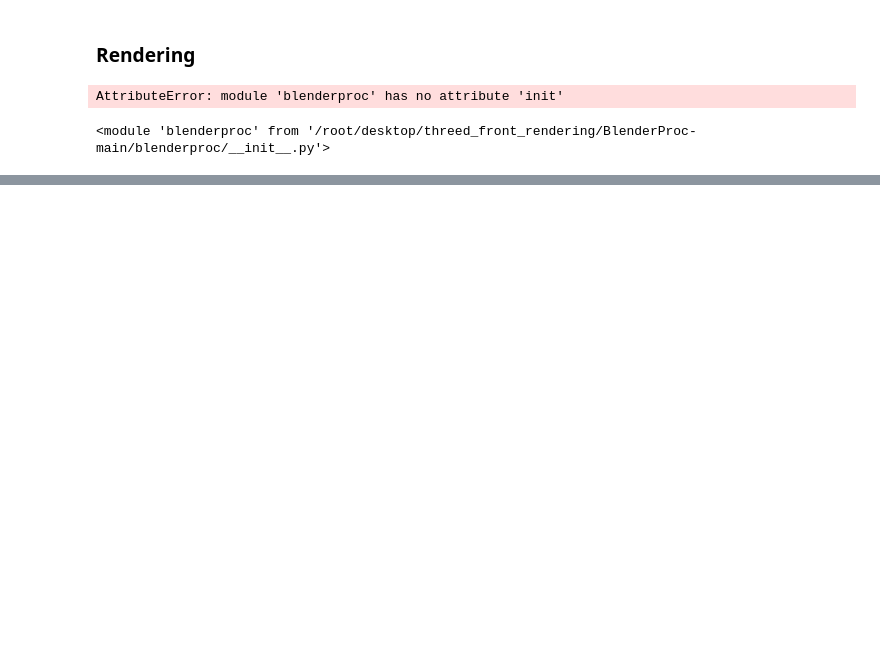
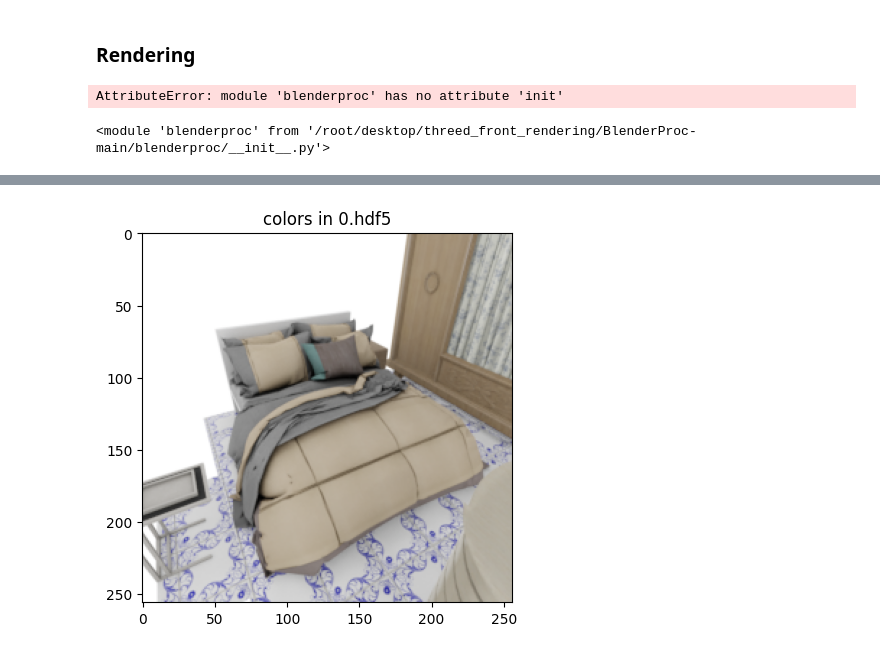
Before and after one commit to wowo0709/threed_front_rendering, a Jupyter notebook: view.ipynb, the cells around one changed output, grey strips where cells are left out. Drawn from its saved outputs; the diff is of its cells as text; code cells hidden in the pictures; blank space fills up the shorter version.

```diff
--- a/view.ipynb
+++ b/view.ipynb
@@ -491,0 +783,85 @@ bproc
+# %%
+""" Visualize the hdf5 file """
+
+import os
+import argparse
+from pathlib import Path
+import json
+import re
+
+import h5py
+import numpy as np
+from matplotlib import pyplot as plt
+from PIL import Image
+import sys
+
+default_rgb_keys = ["colors", "normals", "diffuse", "nocs"]
+default_flow_keys = ["forward_flow", "backward_flow"]
+default_segmap_keys = ["segmap", ".*_segmaps"]
+default_segcolormap_keys = ["segcolormap"]
+default_depth_keys = ["distance", "depth", "stereo-depth"]
+all_default_keys = default_rgb_keys + default_flow_keys + default_segmap_keys + default_segcolormap_keys + \
+                   default_depth_keys
+default_depth_max = 20.0
+
+"""
+Command line function
+"""
+sys.argv = [sys.argv[0]]
+
+parser = argparse.ArgumentParser("Script to visualize hdf5 files")
+
+parser.add_argument('--hdf5_paths', help='Path to hdf5 file/s', default='/root/desktop/tmp/3D-FRONT-processed/bedrooms_without_lamps_full_raw/raw_256_depth_normal_noflip_vmax20_raw_zuniform-h1.7-r4')
+parser.add_argument('--keys', nargs='+', help='Keys that should be visualized. If none is given, '
+                                                'all keys are visualized.', default=['colors', 'normals', 'depth'])
+parser.add_argument('--rgb_keys', nargs='+', help='Keys that should be interpreted as rgb data.',
+                    default=['colors', 'normals'])
+parser.add_argument('--flow_keys', nargs='+', help='Keys that should be interpreted as optical flow data.',
+                    default=default_flow_keys)
+parser.add_argument('--segmap_keys', nargs='+', help='Keys that should be interpreted as segmentation data.',
+                    default=default_segmap_keys)
+parser.add_argument('--segcolormap_keys', nargs='+', help='Keys that point to the segmentation color maps '
+                                                            'corresponding to the configured segmap_keys.',
+                    default=default_segcolormap_keys)
+parser.add_argument('--depth_keys', nargs='+', help='Keys that contain additional non-RGB data which should be '
+                                                    'visualized using a jet color map.', default=['depth'])
+parser.add_argument('--depth_max', type=float, default=default_depth_max)
+parser.add_argument('--save', default=None, type=str, help='Saves visualizations to file.')
+parser.add_argument('--scene_idx', default=0, type=int)
+parser.add_argument('--frame_idx', default=0, type=int)
+parser.add_argument('--flip', type=bool, default=False)
+parser.add_argument('--path_labels', default='/root/desktop/tmp/3D-FRONT-processed/bedrooms_without_lamps_full_labels_vertices', type=str)
+parser.add_argument('--appendix_name', default='', type=str, required=False)
+parser.add_argument('--render_top', type=bool, default=False)
+
+args = parser.parse_args()
+if args.path_labels is not None:
+    scene_in = sorted(os.listdir(args.path_labels))[args.scene_idx]
+else:
+    scene_in = sorted(os.listdir(args.hdf5_paths))[args.scene_idx]
+args.hdf5_paths = [os.path.join(args.hdf5_paths, scene_in, f'{args.frame_idx}.hdf5')]
+if args.save is not None:
+    args.save = os.path.join(args.save, scene_in)
+    file_path = os.path.join(args.save, f"{args.frame_idx}.png")
+    if os.path.isfile(file_path):
+        exit()
+
+# Visualize all given files
+for path in args.hdf5_paths:
+    vis_file(
+        path=path,
+        keys_to_visualize=args.keys,
+        rgb_keys=args.rgb_keys,
+        flow_keys=args.flow_keys,
+        segmap_keys=args.segmap_keys,
+        segcolormap_keys=args.segcolormap_keys,
+        depth_keys=args.depth_keys,
+        depth_max=args.depth_max,
+        save_to_path=args.save,
+        flip=args.flip,
+        appendix_name=args.appendix_name,
+        render_top=args.render_top
+    )
+if args.save is None:
+    plt.show()
+# %% [output]
@@ -491,0 +872 @@ bproc
+[figure, added]
```
Also changed, not shown: parts of 4 cells of this notebook, 5 other files.
